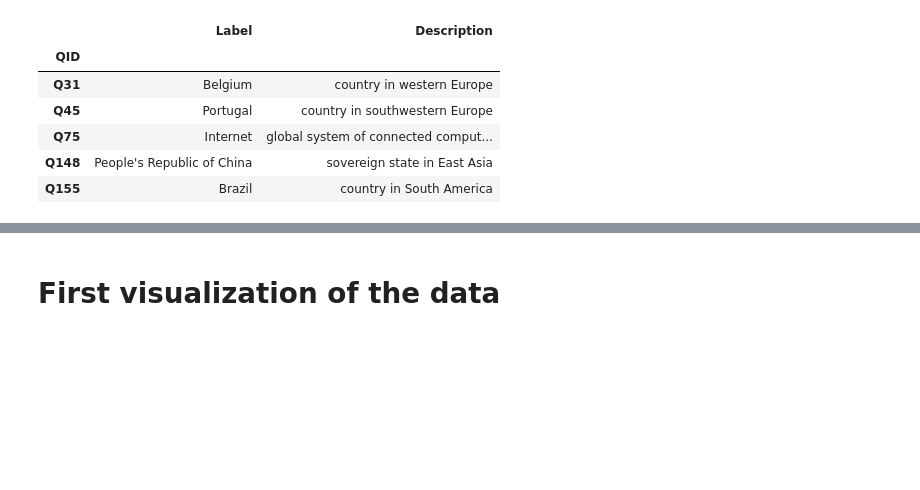
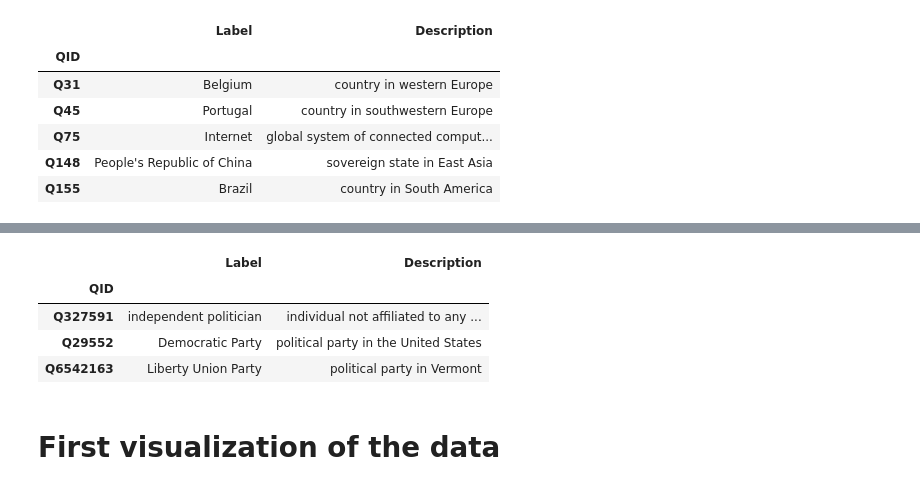
Before and after one commit to epfl-ada/ada-2021-project-ada-venturers, a Jupyter notebook: milestone2.ipynb, the cells around one changed output, grey strips where cells are left out. Cells and saved outputs as stored; diff of their text form; code cells hidden in the pictures; blank space fills up the shorter version.

```diff
--- a/milestone2.ipynb
+++ b/milestone2.ipynb
@@ -193,0 +182,3 @@ df_QID.loc[df_QID.index.intersection(Bernie_Sanders_occupations)]
+# %%
+Bernie_Sanders_occupations = df_speaker[df_speaker.label == 'Bernie Sanders'].occupation.to_numpy()[0]
+Bernie_Sanders_party = df_speaker[df_speaker.label == 'Bernie Sanders'].party.to_numpy()[0]
@@ -194,3 +203,11 @@ df_QID.loc[df_QID.index.intersection(Bernie_Sanders_occupations)]
+# %%
+df_QID.loc[df_QID.index.intersection(Bernie_Sanders_party)]
+# %% [output]
+|  | Label | Description |
+| QID |  |  |
+| Q327591 | independent politician | individual not affiliated to any ... |
+| Q29552 | Democratic Party | political party in the United States |
+| Q6542163 | Liberty Union Party | political party in Vermont |
 # %% [markdown]
 # First visualization of the data
 # %% [markdown]
```
Also changed, not shown: parts of 35 cells of this notebook.
